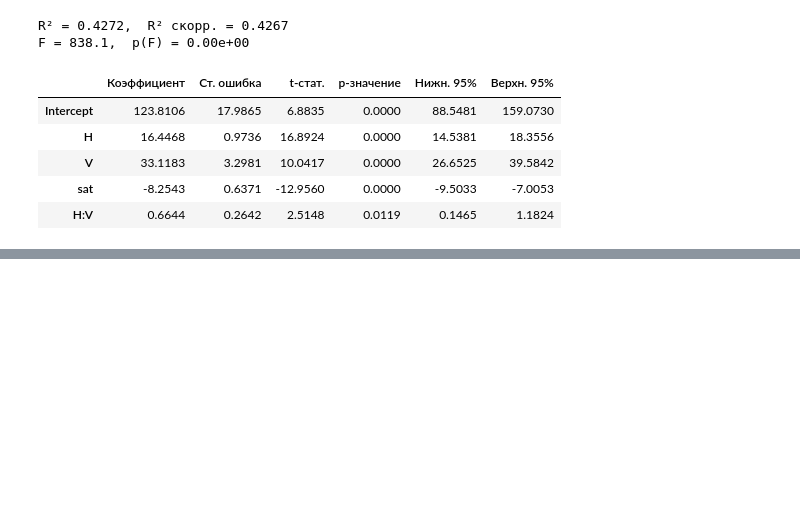
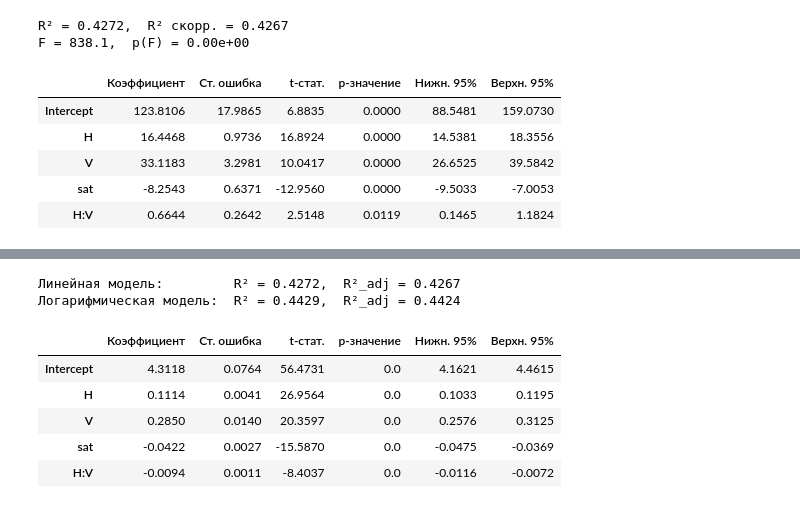
Before and after one commit to Rrisinglight/kandid, a Jupyter notebook: analysis.ipynb, the cells around one changed output, grey strips where cells are left out. Cells and saved outputs as stored; diff of their text form; code cells hidden in the pictures; blank space fills up the shorter version.

```diff
--- a/analysis.ipynb
+++ b/analysis.ipynb
@@ -67,7 +67,7 @@ df = load_measurements(OUTPUT_DIR)
 df["H_cat"] = df["H"].astype(int).astype(str) + " м"
 df["V_bin"] = pd.qcut(
     df["V"], 5,
-    labels=["очень тихо", "тихо", "умеренно", "свежо", "сильно"],
+    labels=["0.8–2.2", "2.2–2.9", "2.9–3.6", "3.6–4.4", "4.4–7.8"],
     duplicates="drop"
 )
 
@@ -789,0 +835,26 @@ fig.show()
+# %%
+df["logR"] = np.log(df["R"])
+log_model = ols("logR ~ H + V + sat + H:V", data=df).fit()
+
+print(f"Линейная модель:         R² = {reg_model.rsquared:.4f},  R²_adj = {reg_model.rsquared_adj:.4f}")
+print(f"Логарифмическая модель:  R² = {log_model.rsquared:.4f},  R²_adj = {log_model.rsquared_adj:.4f}")
+print()
+
+log_coef = pd.DataFrame({
+    "Коэффициент": log_model.params,
+    "Ст. ошибка": log_model.bse,
+    "t-стат.": log_model.tvalues,
+    "p-значение": log_model.pvalues,
+    "Нижн. 95%": log_model.conf_int()[0],
+    "Верхн. 95%": log_model.conf_int()[1],
+}).round(4)
+display(log_coef)
+# %% [output]
+Линейная модель:         R² = 0.4272,  R²_adj = 0.4267
+Логарифмическая модель:  R² = 0.4429,  R²_adj = 0.4424
+|  | Коэффициент | Ст. ошибка | t-стат. | p-значение | Нижн. 95% | Верхн. 95% |
+| Intercept | 4.3118 | 0.0764 | 56.4731 | 0.0 | 4.1621 | 4.4615 |
+| H | 0.1114 | 0.0041 | 26.9564 | 0.0 | 0.1033 | 0.1195 |
+| V | 0.2850 | 0.0140 | 20.3597 | 0.0 | 0.2576 | 0.3125 |
+| sat | -0.0422 | 0.0027 | -15.5870 | 0.0 | -0.0475 | -0.0369 |
+| H:V | -0.0094 | 0.0011 | -8.4037 | 0.0 | -0.0116 | -0.0072 |
```
Also changed, not shown: parts of 14 cells of this notebook.
